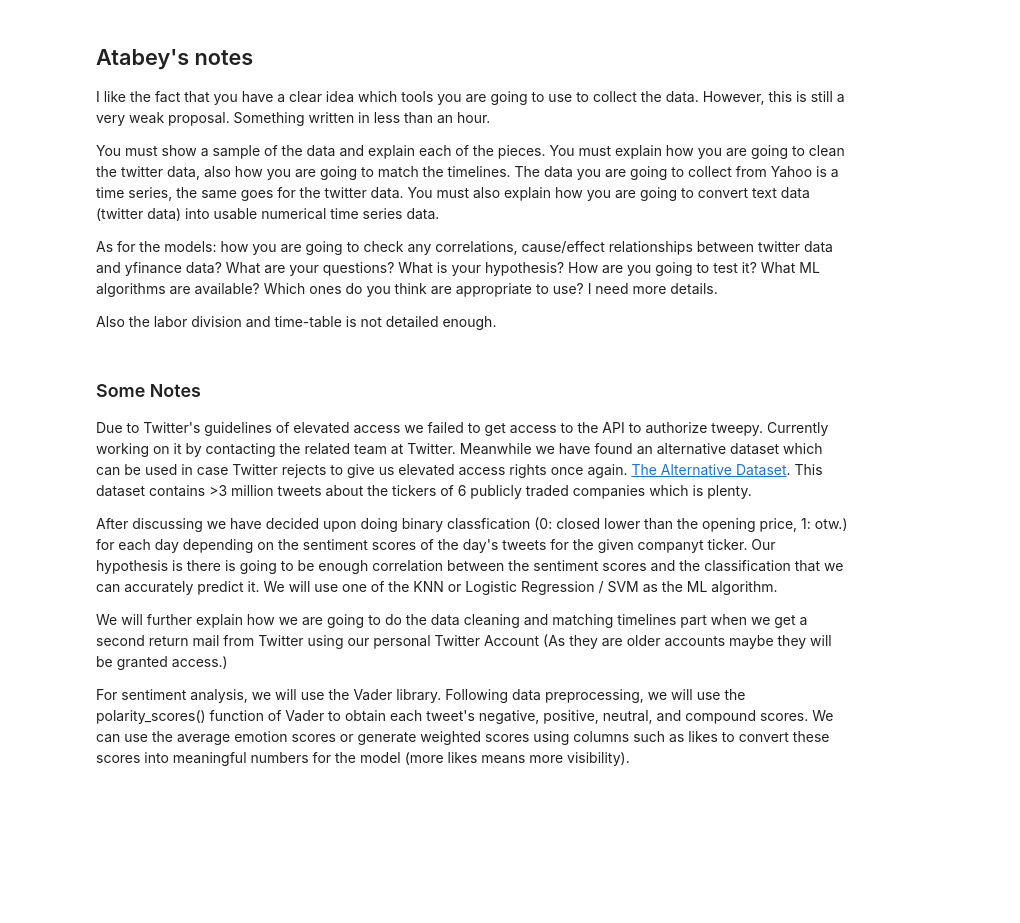
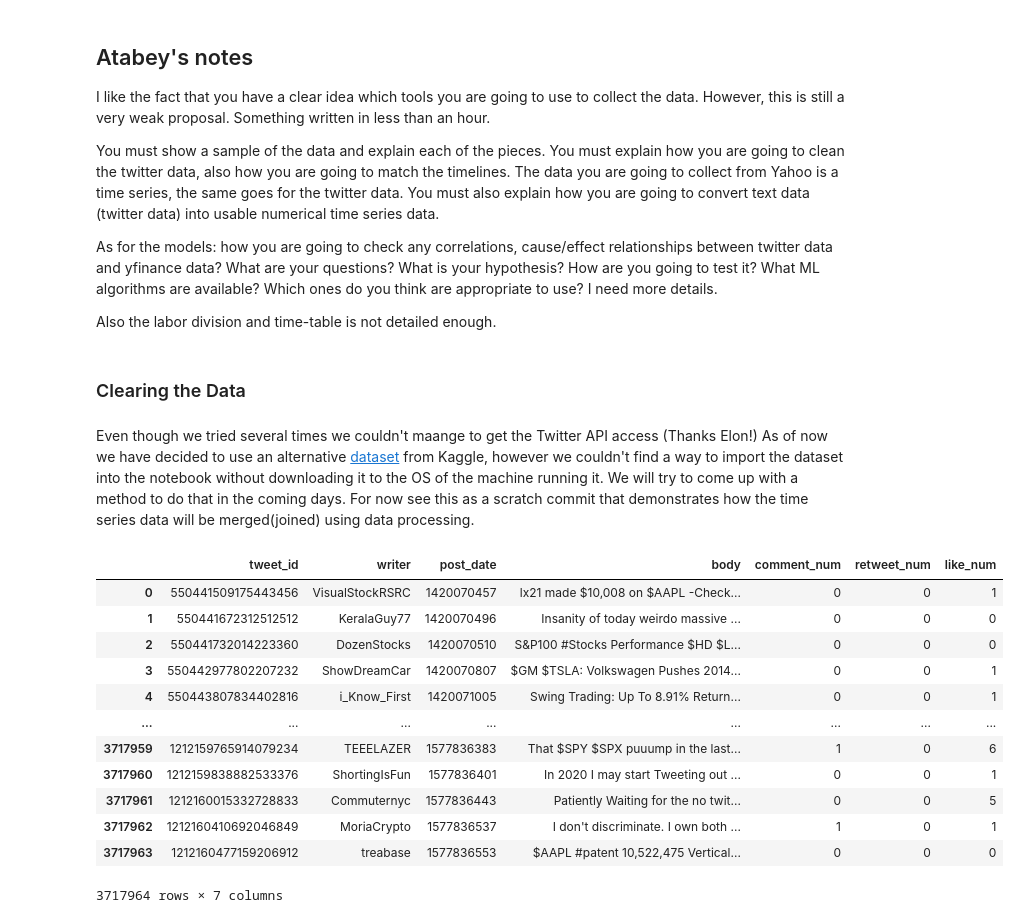
Before and after one commit to uzaykaradag/stock-sentiment-analysis, a Jupyter notebook: Final_Project_Proposal.ipynb, the cells around one changed output. Cells and saved outputs as stored; diff of their text form; code cells hidden in the pictures; blank space fills up the shorter version.

Commit message:
Some data preprocessing.

```diff
--- a/Final_Project_Proposal.ipynb
+++ b/Final_Project_Proposal.ipynb
@@ -88,14 +55,5 @@ You must show a sample of the data and explain each of the pieces. You must expl
 As for the models: how you are going to check any correlations, cause/effect relationships between twitter data and yfinance data? What are your questions? What is your hypothesis? How are you going to test it? What ML algorithms are available? Which ones do you think are appropriate to use? I need more details.
 
 Also the labor division and time-table is not detailed enough.
-# %% [markdown]
-### Some Notes
-Due to Twitter's guidelines of elevated access we failed to get access to the API to authorize tweepy. Currently working on it by contacting the related team at Twitter.
-Meanwhile we have found an alternative dataset which can be used in case Twitter rejects to give us elevated access rights once again.
-[The Alternative Dataset](https://www.kaggle.com/code/tommyupton/twitter-stock-market-sentiment-analysis/data?select=Tweet.csv). This dataset contains >3 million tweets about the tickers of 6 publicly traded companies which is plenty.
-
-After discussing we have decided upon doing binary classfication (0: closed lower than the opening price, 1: otw.) for each day depending on the sentiment scores of the day's tweets for the given companyt ticker. Our hypothesis is there is going to be enough correlation between the sentiment scores and the classification that we can accurately predict it. We will use one of the KNN or Logistic Regression / SVM as the ML algorithm.
-
-We will further explain how we are going to do the data cleaning and matching timelines part when we get a second return mail from Twitter using our personal Twitter Account (As they are older accounts maybe they will be granted access.)
-
-For sentiment analysis, we will use the Vader library. Following data preprocessing, we will use the polarity_scores() function of Vader to obtain each tweet's negative, positive, neutral, and compound scores. We can use the average emotion scores or generate weighted scores using columns such as likes to convert these scores into meaningful numbers for the model (more likes means more visibility).
+# %% [markdown]
+### Clearing the Data
@@ -101,0 +62,19 @@ For sentiment analysis, we will use the Vader library. Following data preprocess
+# %% [markdown]
+Even though we tried several times we couldn't maange to get the Twitter API access (Thanks Elon!) As of now we have decided to use an alternative [dataset](https://www.kaggle.com/datasets/omermetinn/tweets-about-the-top-companies-from-2015-to-2020?resource=download&select=Tweet.csv) from Kaggle, however we couldn't find a way to import the dataset into the notebook without downloading it to the OS of the machine running it. We will try to come up with a method to do that in the coming days. For now see this as a scratch commit that demonstrates how the time series data will be merged(joined) using data processing.
+# %%
+tdf  = pd.read_csv('Tweet.csv')
+tdf
+# %% [output]
+|  | tweet_id | writer | post_date | body | comment_num | retweet_num | like_num |
+| 0 | 550441509175443456 | VisualStockRSRC | 1420070457 | lx21 made $10,008 on $AAPL -Check... | 0 | 0 | 1 |
+| 1 | 550441672312512512 | KeralaGuy77 | 1420070496 | Insanity of today weirdo massive ... | 0 | 0 | 0 |
+| 2 | 550441732014223360 | DozenStocks | 1420070510 | S&P100 #Stocks Performance $HD $L... | 0 | 0 | 0 |
+| 3 | 550442977802207232 | ShowDreamCar | 1420070807 | $GM $TSLA: Volkswagen Pushes 2014... | 0 | 0 | 1 |
+| 4 | 550443807834402816 | i_Know_First | 1420071005 | Swing Trading: Up To 8.91% Return... | 0 | 0 | 1 |
+| ... | ... | ... | ... | ... | ... | ... | ... |
+| 3717959 | 1212159765914079234 | TEEELAZER | 1577836383 | That $SPY $SPX puuump in the last... | 1 | 0 | 6 |
+| 3717960 | 1212159838882533376 | ShortingIsFun | 1577836401 | In 2020 I may start Tweeting out ... | 0 | 0 | 1 |
+| 3717961 | 1212160015332728833 | Commuternyc | 1577836443 | Patiently Waiting for the no twit... | 0 | 0 | 5 |
+| 3717962 | 1212160410692046849 | MoriaCrypto | 1577836537 | I don't discriminate. I own both ... | 1 | 0 | 1 |
+| 3717963 | 1212160477159206912 | treabase | 1577836553 | $AAPL #patent 10,522,475 Vertical... | 0 | 0 | 0 |
+3717964 rows × 7 columns
```
Also changed, not shown: parts of 18 cells of this notebook.
